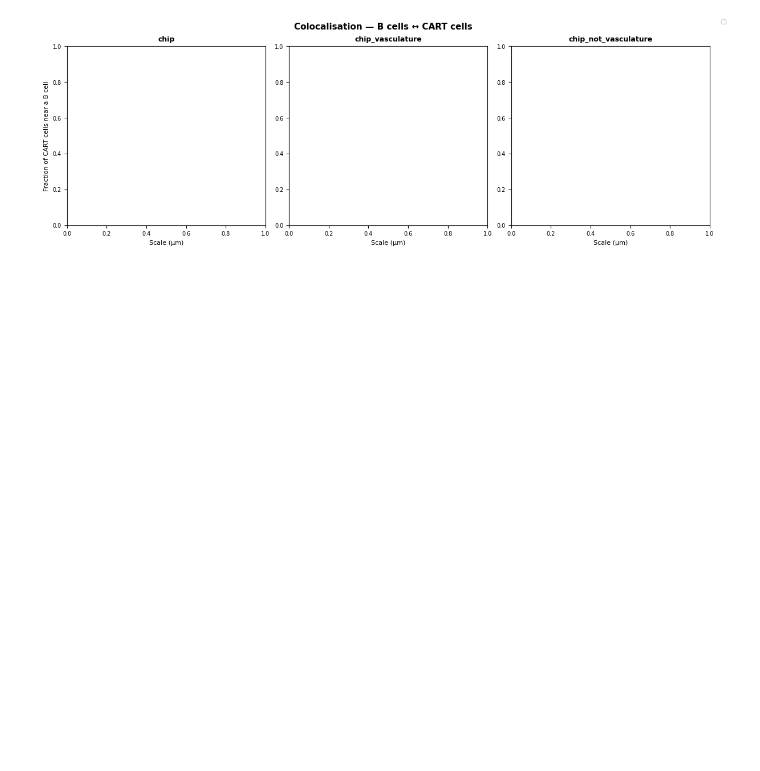
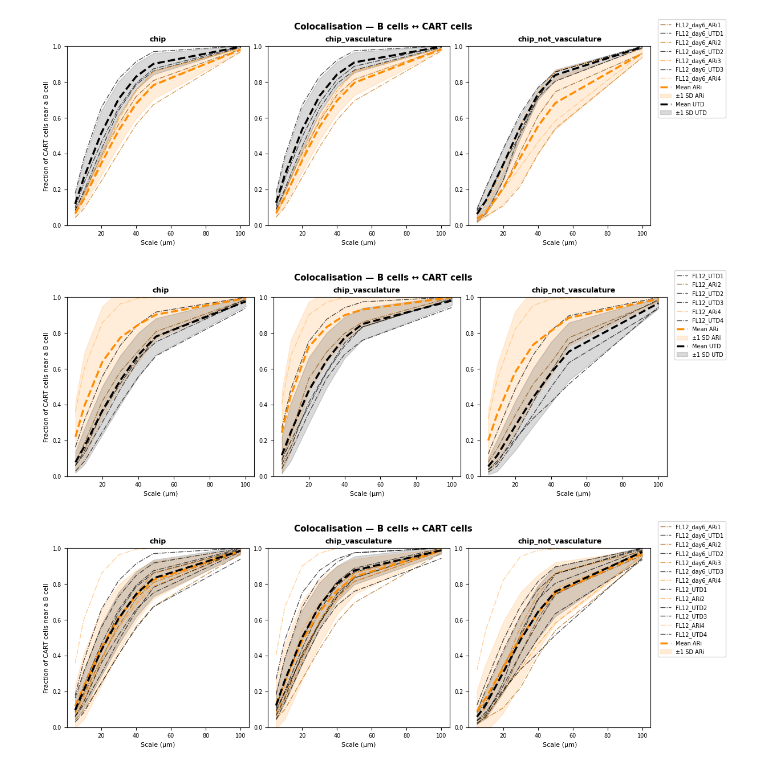
Before and after one commit to isobelth/image_quantification, a Jupyter notebook: WIP_CART_Analysis/cart_analysis.ipynb, the cells around one changed output. Saved outputs shown, nothing was run; the diff lists cells and outputs as text; code cells hidden in the pictures; blank space fills up the shorter version.

```diff
--- a/WIP_CART_Analysis/cart_analysis.ipynb
+++ b/WIP_CART_Analysis/cart_analysis.ipynb
@@ -46,8 +63,8 @@ def create_n_valued_palette(base_colour_hex, n=5):
 
 # Default palette: add/change entries here to introduce new groups
 DEFAULT_PALETTE = {
-    "ARi": "#ff0000",
-    "UTD": "#1e90ff",
+    "ARi": "#FF8C00",
+    "UTD": "#000000",
 }
 # %%
 def add_experiment_info(df):
@@ -406,5 +502,7 @@ Found 3 LIF files in Z:\Marina\Stellaris\2026.04.01_CART_setup\Bel
 # %%
-
+all_results = pd.read_csv(r"z:\Marina\Stellaris\2026.03.10_CART\CART_FL12_ToQuantify\TOTAL_ANALYSIS\all_counts.csv")
+all_distances = pd.read_csv(r"z:\Marina\Stellaris\2026.03.10_CART\CART_FL12_ToQuantify\TOTAL_ANALYSIS\all_distances.csv")
+coloc_df = pd.read_csv(r"z:\Marina\Stellaris\2026.03.10_CART\CART_FL12_ToQuantify\TOTAL_ANALYSIS\all_colocalisation.csv")
 # ── Add experiment labels to all DataFrames ──────────────────────────────────
 for df in [all_results, all_distances, coloc_df]:
     df["experiment"] = df["image"].astype(str).str.contains("ARi", case=False, na=False).map({True: "ARi", False: "UTD"})
@@ -654,10 +762,20 @@ def plot_colocalisation(df, save_title, title_suffix="", group_col="experiment",
             for grp_name, base_color in group_base_colors.items():
                 mean_grp = (sub[sub[group_col] == grp_name]
                             .groupby("param_um")["score"].mean().reset_index())
+                std_grp = (sub[sub[group_col] == grp_name]
+                           .groupby("param_um")["score"].std().reset_index()
+                           .rename(columns={"score": "sd"}))
                 if not mean_grp.empty:
-                    ax.plot(mean_grp["param_um"], mean_grp["score"],
+                    merged = mean_grp.merge(std_grp, on="param_um")
+                    ax.plot(merged["param_um"], merged["score"],
                             color=base_color, linewidth=2.5, linestyle="--",
                             label=f"Mean {grp_name}")
+                    if merged["sd"].notna().any():
+                        ax.fill_between(merged["param_um"],
+                                        merged["score"] - merged["sd"],
+                                        merged["score"] + merged["sd"],
+                                        color=base_color, alpha=0.15,
+                                        label=f"±1 SD {grp_name}")
 
             if method == "coarse_pearson":
                 ax.axhline(0, color="gray", linewidth=0.7, linestyle=":")
@@ -673,5 +791,5 @@ def plot_colocalisation(df, save_title, title_suffix="", group_col="experiment",
 
     handles, labels = axes[0, 0].get_legend_handles_labels()
     fig.legend(handles[:15], labels[:15], loc="outside right upper", fontsize=7, ncol=1)
-    plt.savefig(f"{save_title}.png")
+    plt.savefig(f"{save_title}.pdf")
     plt.show()
@@ -703,16 +815,20 @@ No data for All cells, In Vasculature On Chip Only — skipping.
 # %%
 COLOC_REGIONS = ["chip", "chip_not_vasculature", "chip_vasculature"]
 
 # Show just CART_near_B
-plot_colocalisation(coloc_df[(coloc_df["day"] == "6") & (coloc_df["patient"] == "fl12")], methods=["CART_near_B"], save_title="d6_fl12_cart_near_B", plot_regions=["chip", "chip_vasculature", "chip_not_vasculature"])
+plot_colocalisation(coloc_df[(coloc_df["day"] == 6) & (coloc_df["patient"] == "fl12")], methods=["CART_near_B"], save_title="d6_fl12_cart_near_B", plot_regions=["chip", "chip_vasculature", "chip_not_vasculature"])
+plot_colocalisation(coloc_df[(coloc_df["day"] == 7) & (coloc_df["patient"] == "fl12")], methods=["CART_near_B"], save_title="d7_fl12_cart_near_B", plot_regions=["chip", "chip_vasculature", "chip_not_vasculature"])
+plot_colocalisation(coloc_df[(coloc_df["patient"] == "fl12")], methods=["CART_near_B"], save_title="fl12_cart_near_B", plot_regions=["chip", "chip_vasculature", "chip_not_vasculature"])
 
 # Show just B_near_CART
 # plot_colocalisation(_coloc_sub, methods=["B_near_CART"], plot_regions=COLOC_REGIONS)
 
 # Show just coarse Pearson
 # plot_colocalisation(_coloc_sub, methods=["coarse_pearson"], plot_regions=COLOC_REGIONS)
 
 # Show all three methods at once
 # plot_colocalisation(_coloc_sub, plot_regions=COLOC_REGIONS)
 # %% [output]
-[figure, old version]
+[figure, new version]
+[figure, added]
+[figure, added]
```
Also changed, not shown: parts of 8 cells of this notebook, 7 other files.
